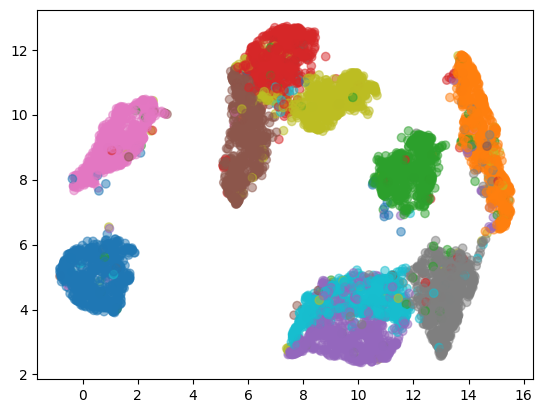
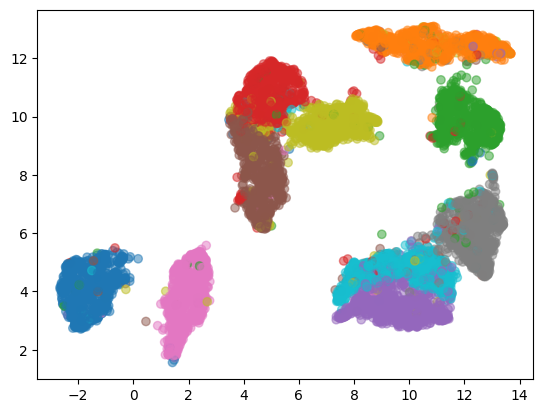
The change to this notebook cell's code, shown as a diff; its figure went from the first image to the second:
--- before
+++ after
@@ -9,4 +9,5 @@
 
 x_train_norm = (x_train - mean) / std
+x_test_norm = (x_test - mean) / std
 
 # Perform dimension reduction PCA, tSNE, UMAP
@@ -25,6 +26,6 @@
 # plt.scatter(tsne_N[:,0], tsne_N[:,1], c=y_train, cmap="tab10", alpha=0.5)
 # plt.show()
-umap_N = UMAP(n_components=2, random_state=1000)
-umap_N = umap_N.fit_transform(x_train_norm)
-plt.scatter(umap_N[:,0], umap_N[:,1], c=y_train, cmap="tab10", alpha=0.5)
+umap_model = UMAP(n_components=2, random_state=1000)
+umap_train = umap_model.fit_transform(x_train_norm)
+plt.scatter(umap_train[:,0], umap_train[:,1], c=y_train, cmap="tab10", alpha=0.5)
 plt.show()

Commit: tree inlagd